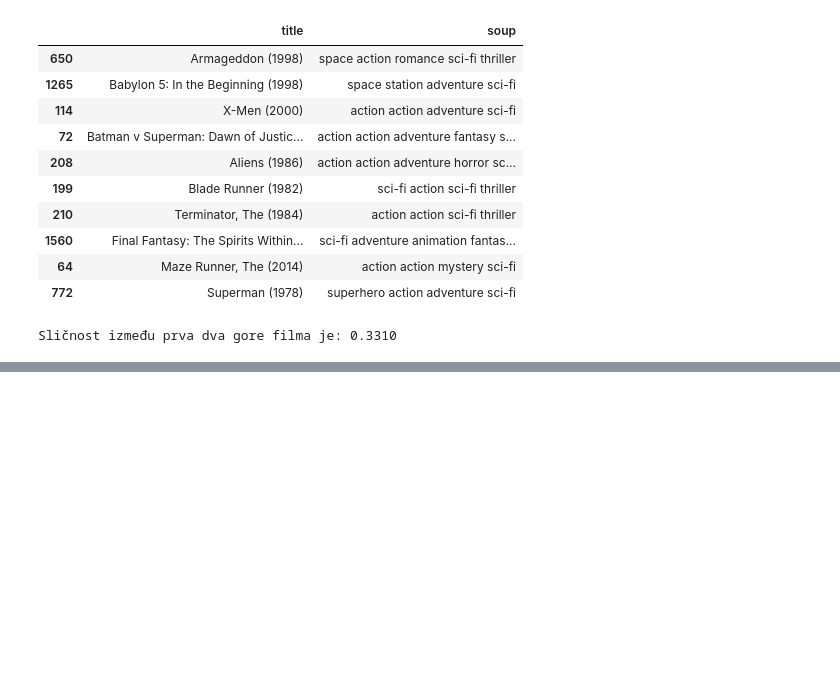
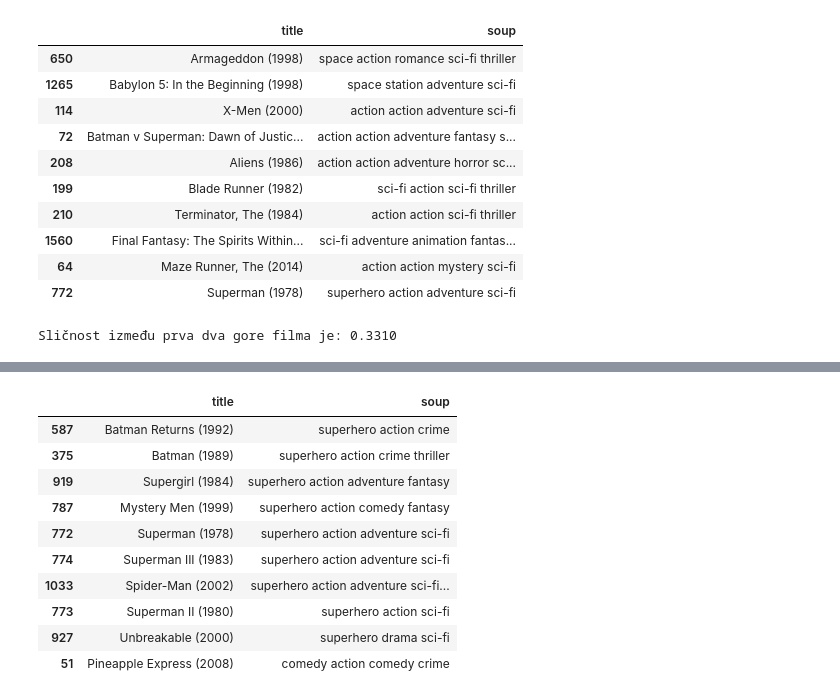
Before and after one commit to karlolac/Content-Based-Movie-Recommendation-System, a Jupyter notebook: content_based_recommender.ipynb, the cells around one changed output, grey strips where cells are left out. Cells and saved outputs as stored; diff of their text form; code cells hidden in the pictures; blank space fills up the shorter version.

```diff
--- a/content_based_recommender.ipynb
+++ b/content_based_recommender.ipynb
@@ -224,0 +319,14 @@ Sličnost između prva dva gore filma je: 0.3310
+# %%
+get_recommendations('Batman Forever (1995)')
+# %% [output]
+|  | title | soup |
+| 587 | Batman Returns (1992) | superhero action crime |
+| 375 | Batman (1989) | superhero action crime thriller |
+| 919 | Supergirl (1984) | superhero action adventure fantasy |
+| 787 | Mystery Men (1999) | superhero action comedy fantasy |
+| 772 | Superman (1978) | superhero action adventure sci-fi |
+| 774 | Superman III (1983) | superhero action adventure sci-fi |
+| 1033 | Spider-Man (2002) | superhero action adventure sci-fi... |
+| 773 | Superman II (1980) | superhero action sci-fi |
+| 927 | Unbreakable (2000) | superhero drama sci-fi |
+| 51 | Pineapple Express (2008) | comedy action comedy crime |
```
Also changed, not shown: parts of 15 cells of this notebook.
